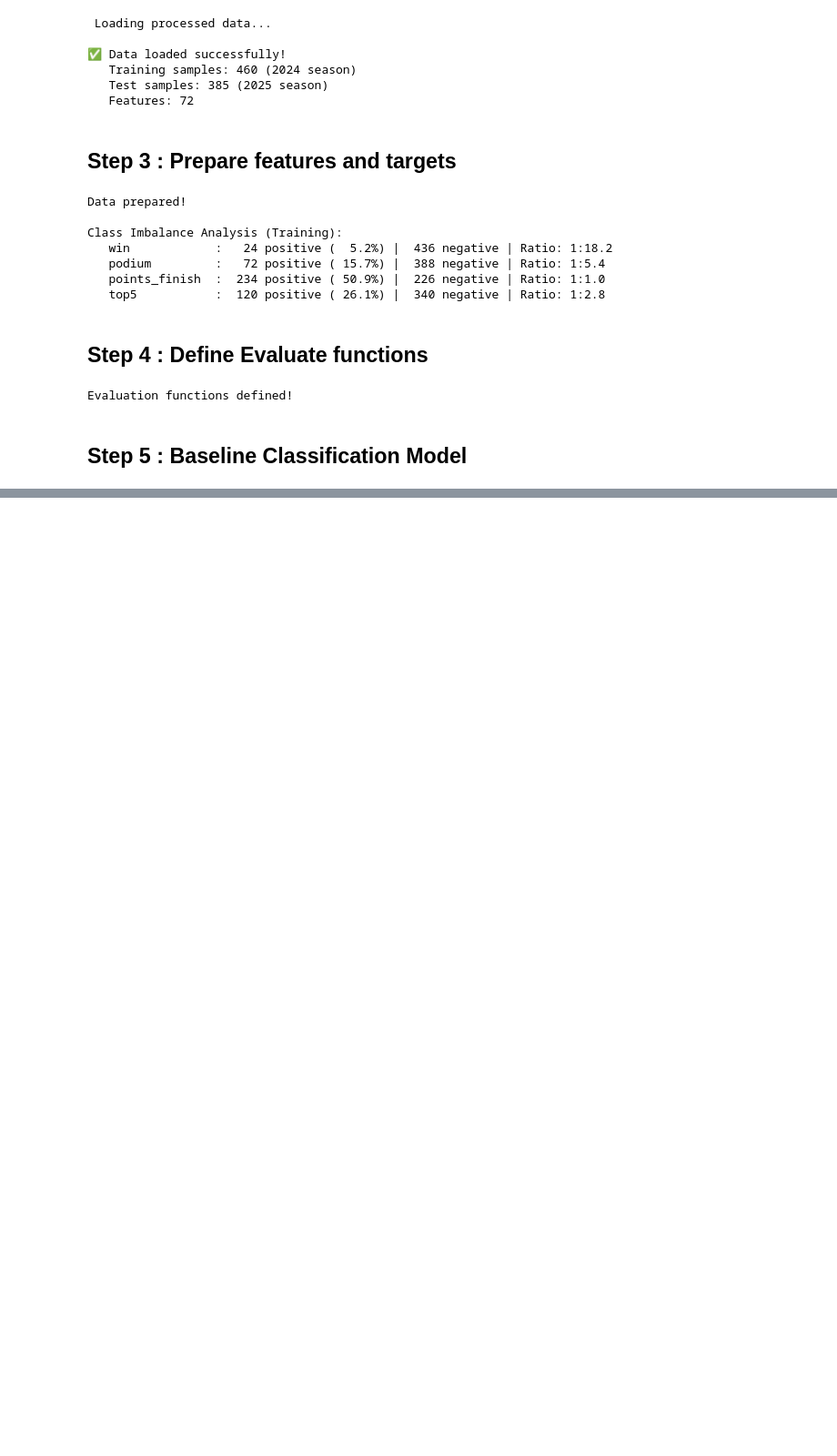
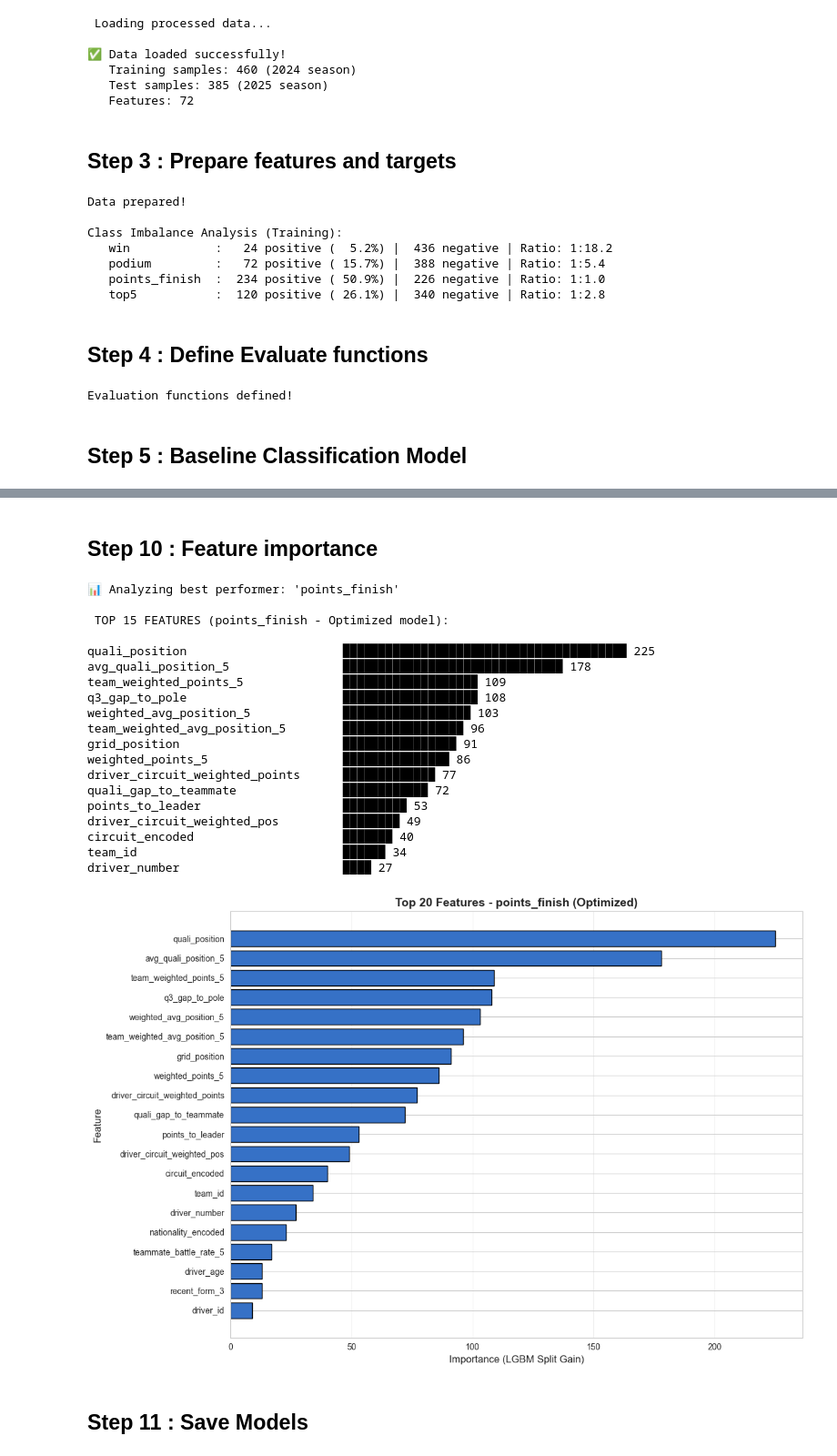
Before and after one commit to saumyashah0510/f1-prediction-hub, a Jupyter notebook: ml/notebooks/06_train_lightGBM_classification.ipynb, the cells around one changed output, grey strips where cells are left out. Shown: that part at 91% size. Drawn from its saved outputs; the diff is of its cells as text; code cells hidden in the pictures; blank space fills up the shorter version.

```diff
--- a/ml/notebooks/06_train_lightGBM_classification.ipynb
+++ b/ml/notebooks/06_train_lightGBM_classification.ipynb
@@ -86,6 +84,7 @@ y_test_class = test_df[classification_targets]
 
 X_train = X_train.loc[:, ~X_train.columns.duplicated()]
 X_test = X_test.loc[:, ~X_test.columns.duplicated()]
+feature_cols = X_train.columns.tolist()
 
 print(f"\nData prepared!")
 print(f"\nClass Imbalance Analysis (Training):")
@@ -287,0 +578,61 @@ Conservative Baseline Parameters:
+# %% [markdown]
+## Step 10 : Feature importance
+# %%
+best_target = comparison_df.loc[comparison_df['Optimized_F1'].idxmax(), 'Target']
+print(f"\n📊 Analyzing best performer: '{best_target}'")
+
+if optimized_class_results[best_target]['test_metrics_optimized']['F1'] >= \
+   baseline_class_results[best_target]['test_metrics_optimized']['F1']:
+    best_model = optimized_class_models[best_target]
+    model_type = "Optimized"
+else:
+    best_model = baseline_class_models[best_target]
+    model_type = "Baseline"
+
+
+feature_importance = pd.DataFrame({
+    'feature': feature_cols,
+    'importance': best_model.feature_importances_
+}).sort_values('importance', ascending=False)
+
+
+print(f"\n TOP 15 FEATURES ({best_target} - {model_type} model):\n")
+for idx, row in feature_importance.head(15).iterrows():
+    bar = '█' * int(row['importance'] / feature_importance['importance'].max() * 40)
+    print(f"{row['feature'][:35]:35s} {bar} {row['importance']:.0f}")
+
+
+plt.figure(figsize=(12, 8))
+top_features = feature_importance.head(20)
+plt.barh(range(len(top_features)), top_features['importance'], color='#3671C6', edgecolor='black')
+plt.yticks(range(len(top_features)), top_features['feature'])
+plt.xlabel('Importance (LGBM Split Gain)', fontsize=12)
+plt.ylabel('Feature', fontsize=12)
+plt.title(f'Top 20 Features - {best_target} ({model_type})', fontweight='bold', fontsize=14)
+plt.gca().invert_yaxis()
+plt.grid(axis='x', alpha=0.3)
+plt.tight_layout()
+plt.show()
+# %% [output]
+📊 Analyzing best performer: 'points_finish'
+
+ TOP 15 FEATURES (points_finish - Optimized model):
+
+quali_position                      ████████████████████████████████████████ 225
+avg_quali_position_5                ███████████████████████████████ 178
+team_weighted_points_5              ███████████████████ 109
+q3_gap_to_pole                      ███████████████████ 108
+weighted_avg_position_5             ██████████████████ 103
+team_weighted_avg_position_5        █████████████████ 96
+grid_position                       ████████████████ 91
+weighted_points_5                   ███████████████ 86
+driver_circuit_weighted_points      █████████████ 77
+quali_gap_to_teammate               ████████████ 72
+points_to_leader                    █████████ 53
+driver_circuit_weighted_pos         ████████ 49
+circuit_encoded                     ███████ 40
+team_id                             ██████ 34
+driver_number                       ████ 27
+[figure, added]
+# %% [markdown]
+## Step 11 : Save Models
```
Also changed, not shown: parts of 13 cells of this notebook, 6 other files.
